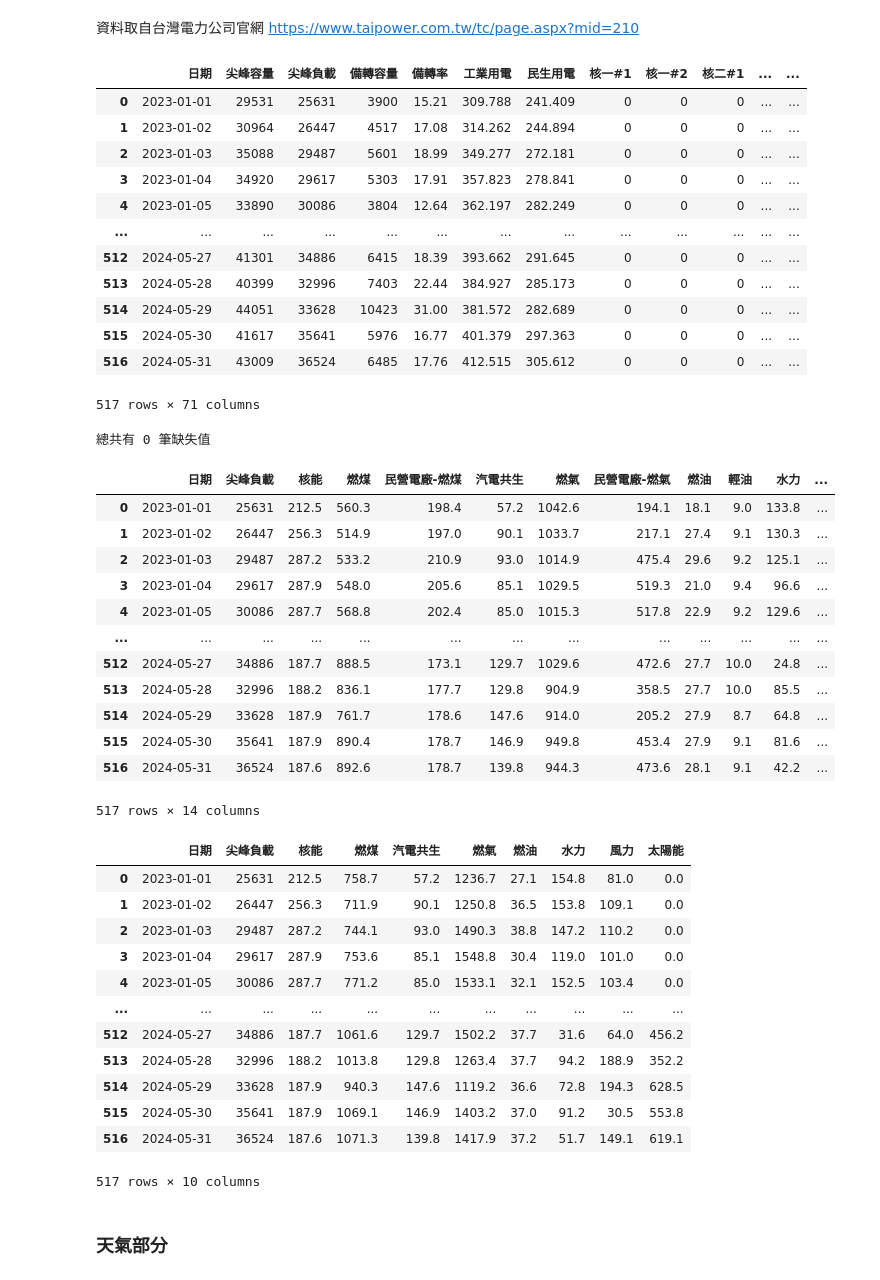
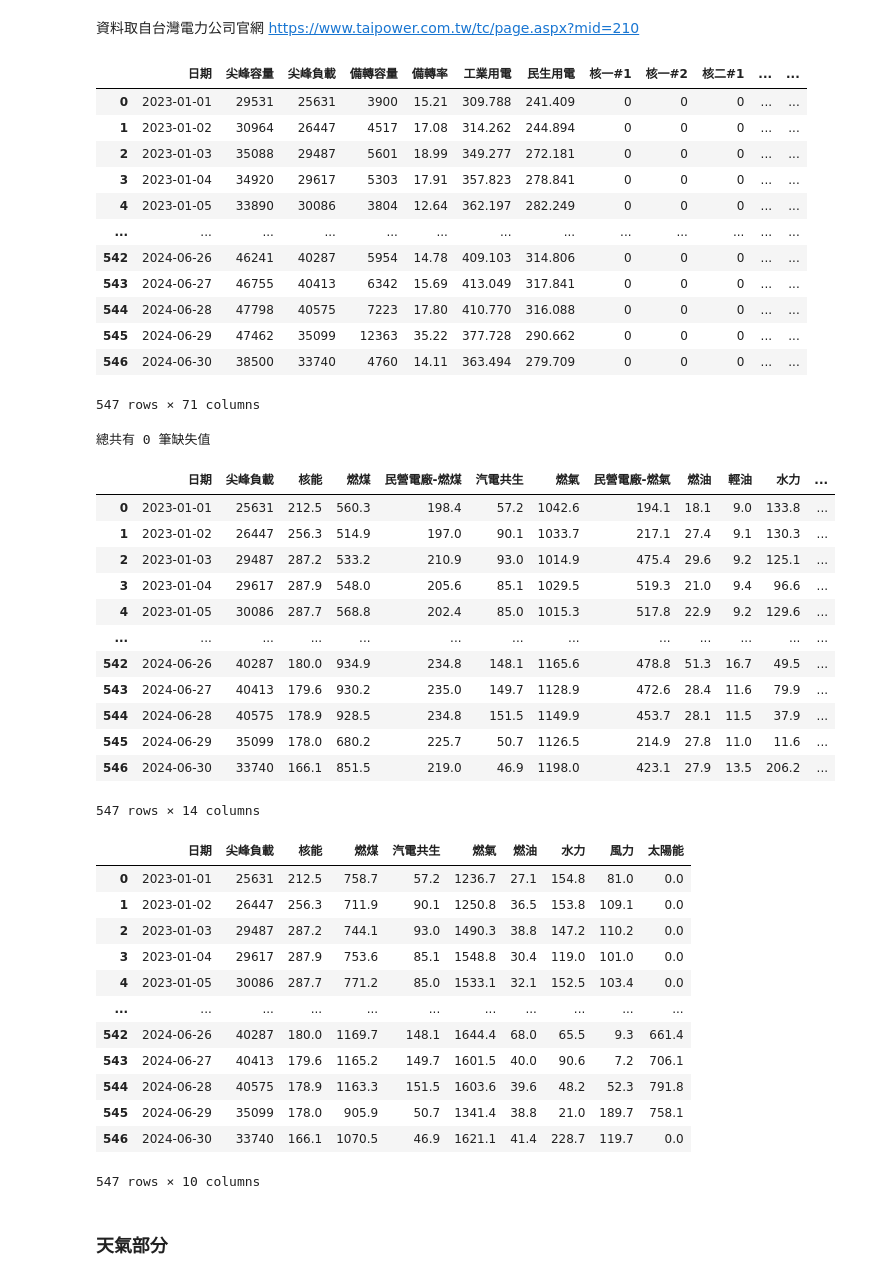
Before and after one commit to skyjadel/Taipower, a Jupyter notebook: Power_prediction.ipynb, the cells around one changed output. Cells and saved outputs as stored; diff of their text form; code cells hidden in the pictures.

```diff
--- a/Power_prediction.ipynb
+++ b/Power_prediction.ipynb
@@ -18,4 +22,4 @@ pd.set_option('future.no_silent_downcasting', True)
 # %%
 # 定義EDA使用資料的時間範圍
 start_date = datetime.datetime.strptime('2023-01-01', '%Y-%m-%d')
-end_date = datetime.datetime.strptime('2024-05-31', '%Y-%m-%d')
+end_date = datetime.datetime.strptime('2024-06-30', '%Y-%m-%d')
@@ -112,24 +48,24 @@ def designate_date_range(df, date_column, start_date, end_date):
 資料取自台灣電力公司官網 <a href="https://www.taipower.com.tw/tc/page.aspx?mid=210">https://www.taipower.com.tw/tc/page.aspx?mid=210<a>
 # %%
 power_historical_data_filepath = './historical/data/power/power_generation_data.csv'
-power_historical_data_df = pd.read_csv(power_historical_data_filepath, encoding='big5')
+power_historical_data_df = pd.read_csv(power_historical_data_filepath)
 power_historical_data_df['日期'] = [datetime.datetime.strptime(str(s), '%Y%m%d') for s in power_historical_data_df['日期']]
 power_historical_data_df = designate_date_range(power_historical_data_df, '日期', start_date, end_date)
 power_historical_data_df
 # %% [output]
 |  | 日期 | 尖峰容量 | 尖峰負載 | 備轉容量 | 備轉率 | 工業用電 | 民生用電 | 核一#1 | 核一#2 | 核二#1 | ... | ... |
 | 0 | 2023-01-01 | 29531 | 25631 | 3900 | 15.21 | 309.788 | 241.409 | 0 | 0 | 0 | ... | ... |
 | 1 | 2023-01-02 | 30964 | 26447 | 4517 | 17.08 | 314.262 | 244.894 | 0 | 0 | 0 | ... | ... |
 | 2 | 2023-01-03 | 35088 | 29487 | 5601 | 18.99 | 349.277 | 272.181 | 0 | 0 | 0 | ... | ... |
 | 3 | 2023-01-04 | 34920 | 29617 | 5303 | 17.91 | 357.823 | 278.841 | 0 | 0 | 0 | ... | ... |
 | 4 | 2023-01-05 | 33890 | 30086 | 3804 | 12.64 | 362.197 | 282.249 | 0 | 0 | 0 | ... | ... |
 | ... | ... | ... | ... | ... | ... | ... | ... | ... | ... | ... | ... | ... |
-| 512 | 2024-05-27 | 41301 | 34886 | 6415 | 18.39 | 393.662 | 291.645 | 0 | 0 | 0 | ... | ... |
-| 513 | 2024-05-28 | 40399 | 32996 | 7403 | 22.44 | 384.927 | 285.173 | 0 | 0 | 0 | ... | ... |
-| 514 | 2024-05-29 | 44051 | 33628 | 10423 | 31.00 | 381.572 | 282.689 | 0 | 0 | 0 | ... | ... |
-| 515 | 2024-05-30 | 41617 | 35641 | 5976 | 16.77 | 401.379 | 297.363 | 0 | 0 | 0 | ... | ... |
-| 516 | 2024-05-31 | 43009 | 36524 | 6485 | 17.76 | 412.515 | 305.612 | 0 | 0 | 0 | ... | ... |
+| 542 | 2024-06-26 | 46241 | 40287 | 5954 | 14.78 | 409.103 | 314.806 | 0 | 0 | 0 | ... | ... |
+| 543 | 2024-06-27 | 46755 | 40413 | 6342 | 15.69 | 413.049 | 317.841 | 0 | 0 | 0 | ... | ... |
+| 544 | 2024-06-28 | 47798 | 40575 | 7223 | 17.80 | 410.770 | 316.088 | 0 | 0 | 0 | ... | ... |
+| 545 | 2024-06-29 | 47462 | 35099 | 12363 | 35.22 | 377.728 | 290.662 | 0 | 0 | 0 | ... | ... |
+| 546 | 2024-06-30 | 38500 | 33740 | 4760 | 14.11 | 363.494 | 279.709 | 0 | 0 | 0 | ... | ... |
-517 rows × 71 columns
+547 rows × 71 columns
 # %%
 # 檢查缺失值
 print(f'總共有 {sum(power_historical_data_df.isna().sum())} 筆缺失值')
@@ -155,12 +91,12 @@ power_type_df
 | 3 | 2023-01-04 | 29617 | 287.9 | 548.0 | 205.6 | 85.1 | 1029.5 | 519.3 | 21.0 | 9.4 | 96.6 | ... |
 | 4 | 2023-01-05 | 30086 | 287.7 | 568.8 | 202.4 | 85.0 | 1015.3 | 517.8 | 22.9 | 9.2 | 129.6 | ... |
 | ... | ... | ... | ... | ... | ... | ... | ... | ... | ... | ... | ... | ... |
-| 512 | 2024-05-27 | 34886 | 187.7 | 888.5 | 173.1 | 129.7 | 1029.6 | 472.6 | 27.7 | 10.0 | 24.8 | ... |
-| 513 | 2024-05-28 | 32996 | 188.2 | 836.1 | 177.7 | 129.8 | 904.9 | 358.5 | 27.7 | 10.0 | 85.5 | ... |
-| 514 | 2024-05-29 | 33628 | 187.9 | 761.7 | 178.6 | 147.6 | 914.0 | 205.2 | 27.9 | 8.7 | 64.8 | ... |
-| 515 | 2024-05-30 | 35641 | 187.9 | 890.4 | 178.7 | 146.9 | 949.8 | 453.4 | 27.9 | 9.1 | 81.6 | ... |
-| 516 | 2024-05-31 | 36524 | 187.6 | 892.6 | 178.7 | 139.8 | 944.3 | 473.6 | 28.1 | 9.1 | 42.2 | ... |
+| 542 | 2024-06-26 | 40287 | 180.0 | 934.9 | 234.8 | 148.1 | 1165.6 | 478.8 | 51.3 | 16.7 | 49.5 | ... |
+| 543 | 2024-06-27 | 40413 | 179.6 | 930.2 | 235.0 | 149.7 | 1128.9 | 472.6 | 28.4 | 11.6 | 79.9 | ... |
+| 544 | 2024-06-28 | 40575 | 178.9 | 928.5 | 234.8 | 151.5 | 1149.9 | 453.7 | 28.1 | 11.5 | 37.9 | ... |
+| 545 | 2024-06-29 | 35099 | 178.0 | 680.2 | 225.7 | 50.7 | 1126.5 | 214.9 | 27.8 | 11.0 | 11.6 | ... |
+| 546 | 2024-06-30 | 33740 | 166.1 | 851.5 | 219.0 | 46.9 | 1198.0 | 423.1 | 27.9 | 13.5 | 206.2 | ... |
-517 rows × 14 columns
+547 rows × 14 columns
 # %%
 big_power_type_dict = {
     '日期': list(power_type_df['日期']),
@@ -182,12 +118,12 @@ big_power_type_df
 | 3 | 2023-01-04 | 29617 | 287.9 | 753.6 | 85.1 | 1548.8 | 30.4 | 119.0 | 101.0 | 0.0 |
 | 4 | 2023-01-05 | 30086 | 287.7 | 771.2 | 85.0 | 1533.1 | 32.1 | 152.5 | 103.4 | 0.0 |
 | ... | ... | ... | ... | ... | ... | ... | ... | ... | ... | ... |
-| 512 | 2024-05-27 | 34886 | 187.7 | 1061.6 | 129.7 | 1502.2 | 37.7 | 31.6 | 64.0 | 456.2 |
-| 513 | 2024-05-28 | 32996 | 188.2 | 1013.8 | 129.8 | 1263.4 | 37.7 | 94.2 | 188.9 | 352.2 |
-| 514 | 2024-05-29 | 33628 | 187.9 | 940.3 | 147.6 | 1119.2 | 36.6 | 72.8 | 194.3 | 628.5 |
-| 515 | 2024-05-30 | 35641 | 187.9 | 1069.1 | 146.9 | 1403.2 | 37.0 | 91.2 | 30.5 | 553.8 |
-| 516 | 2024-05-31 | 36524 | 187.6 | 1071.3 | 139.8 | 1417.9 | 37.2 | 51.7 | 149.1 | 619.1 |
+| 542 | 2024-06-26 | 40287 | 180.0 | 1169.7 | 148.1 | 1644.4 | 68.0 | 65.5 | 9.3 | 661.4 |
+| 543 | 2024-06-27 | 40413 | 179.6 | 1165.2 | 149.7 | 1601.5 | 40.0 | 90.6 | 7.2 | 706.1 |
+| 544 | 2024-06-28 | 40575 | 178.9 | 1163.3 | 151.5 | 1603.6 | 39.6 | 48.2 | 52.3 | 791.8 |
+| 545 | 2024-06-29 | 35099 | 178.0 | 905.9 | 50.7 | 1341.4 | 38.8 | 21.0 | 189.7 | 758.1 |
+| 546 | 2024-06-30 | 33740 | 166.1 | 1070.5 | 46.9 | 1621.1 | 41.4 | 228.7 | 119.7 | 0.0 |
-517 rows × 10 columns
+547 rows × 10 columns
 # %% [markdown]
 ### 天氣部分
 # %%
```
Also changed, not shown: parts of 82 cells of this notebook.
